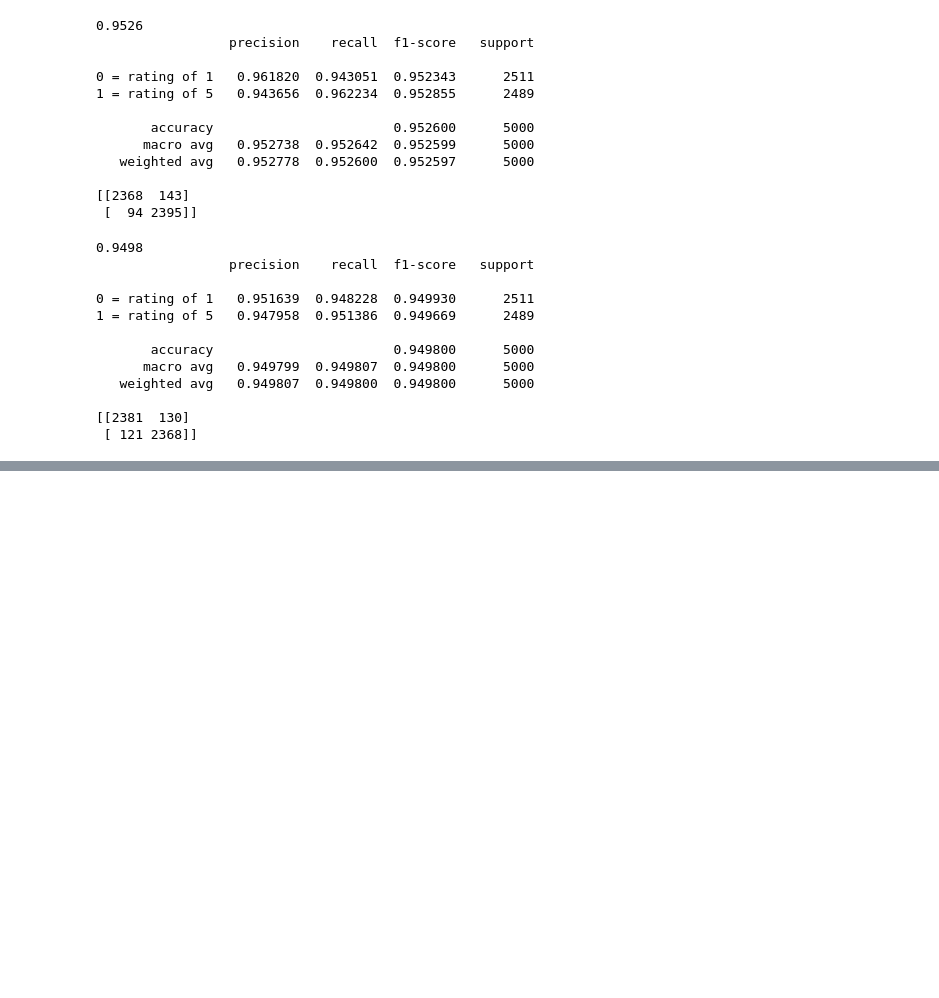
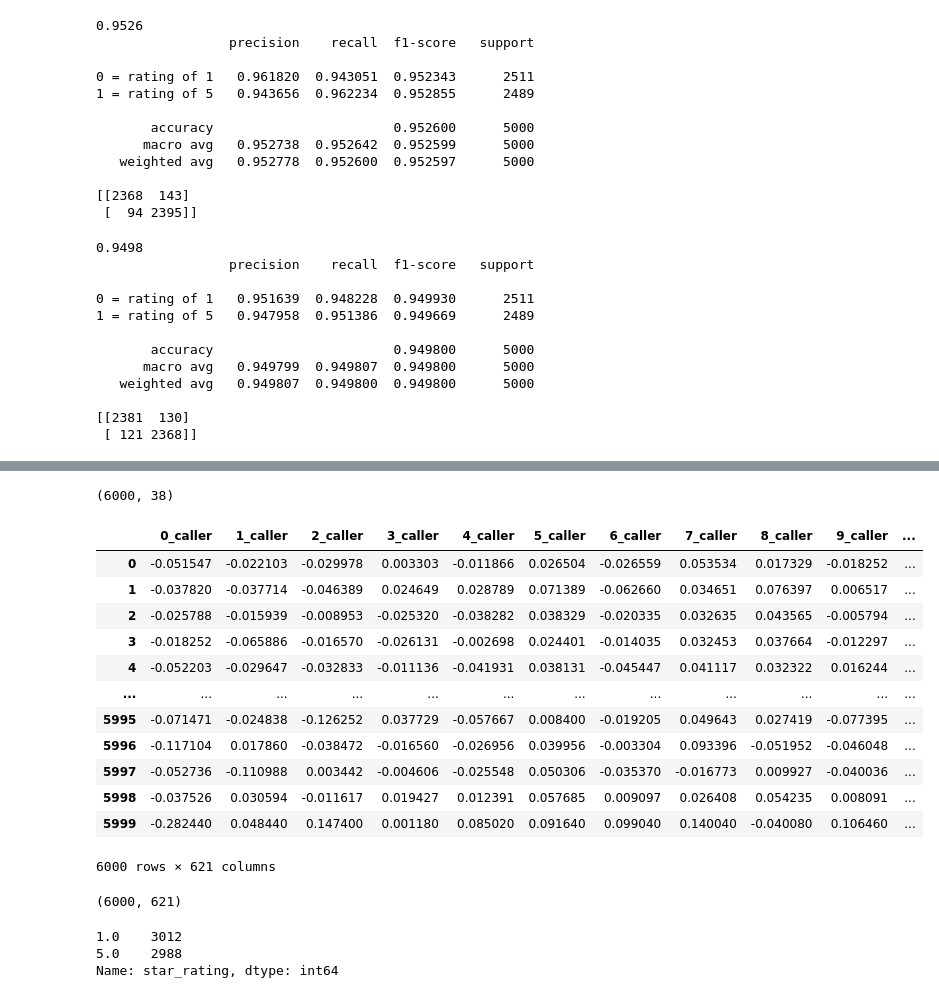
Before and after one commit to sophiej-s/MSThesis-I, a Jupyter notebook: wk15.ipynb, the cells around one changed output, grey strips where cells are left out. Saved outputs shown, nothing was run; the diff lists cells and outputs as text; code cells hidden in the pictures; blank space fills up the shorter version.

```diff
--- a/wk15.ipynb
+++ b/wk15.ipynb
@@ -502,0 +686,6 @@ grid_search_ABC = GridSearchCV(ABC, param_grid=param_grid, scoring = 'roc_auc')
+# %%
+samplesize= 2988+ 3012
+
+N_Mobile = N_rewiews11_Mobile.append(N_rewiews22_Mobile)
+
+N_Mobile = N_Mobile.reset_index()
@@ -502,0 +698,6 @@ grid_search_ABC = GridSearchCV(ABC, param_grid=param_grid, scoring = 'roc_auc')
+# %%
+N_Mobile =text_process2(N_Mobile,'review_headline')
+
+emotion_roberta(N_Mobile, 'review_body')
+emotion_roberta(N_Mobile, 'review_headline')
+emotion_roberta(N_Mobile, 'review_headline_processed')
@@ -502,0 +735,35 @@ grid_search_ABC = GridSearchCV(ABC, param_grid=param_grid, scoring = 'roc_auc')
+# %%
+N_Mobile.shape
+# %% [output]
+(6000, 38)
+# %%
+df_sample_all_N_Mobile = N_Mobile[ Roberta_Body+Roberta_Head+Roberta_Head_Processed ]
+# %%
+embed_only_fast_B_Mobile =df2emd(word2vec_model_fast, N_Mobile, "review_body")
+embed_only_fast_HP_Mobile =df2emd(word2vec_model_fast, N_Mobile, "review_headline")
+
+embed_combined_Mobile = embed_only_fast_B_Mobile.join(embed_only_fast_HP_Mobile, lsuffix='_caller', rsuffix='_other')
+# %%
+#combine the embeddings with the emotions
+
+embed_emotions_combined_Mobile=embed_combined_Mobile.join(df_sample_all_N_Mobile, lsuffix='_caller', rsuffix='_other')
+
+embed_emotions_combined_Mobile
+# %% [output]
+|  | 0_caller | 1_caller | 2_caller | 3_caller | 4_caller | 5_caller | 6_caller | 7_caller | 8_caller | 9_caller | ... |
+| 0 | -0.051547 | -0.022103 | -0.029978 | 0.003303 | -0.011866 | 0.026504 | -0.026559 | 0.053534 | 0.017329 | -0.018252 | ... |
+| 1 | -0.037820 | -0.037714 | -0.046389 | 0.024649 | 0.028789 | 0.071389 | -0.062660 | 0.034651 | 0.076397 | 0.006517 | ... |
+| 2 | -0.025788 | -0.015939 | -0.008953 | -0.025320 | -0.038282 | 0.038329 | -0.020335 | 0.032635 | 0.043565 | -0.005794 | ... |
+| 3 | -0.018252 | -0.065886 | -0.016570 | -0.026131 | -0.002698 | 0.024401 | -0.014035 | 0.032453 | 0.037664 | -0.012297 | ... |
+| 4 | -0.052203 | -0.029647 | -0.032833 | -0.011136 | -0.041931 | 0.038131 | -0.045447 | 0.041117 | 0.032322 | 0.016244 | ... |
+| ... | ... | ... | ... | ... | ... | ... | ... | ... | ... | ... | ... |
+| 5995 | -0.071471 | -0.024838 | -0.126252 | 0.037729 | -0.057667 | 0.008400 | -0.019205 | 0.049643 | 0.027419 | -0.077395 | ... |
+| 5996 | -0.117104 | 0.017860 | -0.038472 | -0.016560 | -0.026956 | 0.039956 | -0.003304 | 0.093396 | -0.051952 | -0.046048 | ... |
+| 5997 | -0.052736 | -0.110988 | 0.003442 | -0.004606 | -0.025548 | 0.050306 | -0.035370 | -0.016773 | 0.009927 | -0.040036 | ... |
+| 5998 | -0.037526 | 0.030594 | -0.011617 | 0.019427 | 0.012391 | 0.057685 | 0.009097 | 0.026408 | 0.054235 | 0.008091 | ... |
+| 5999 | -0.282440 | 0.048440 | 0.147400 | 0.001180 | 0.085020 | 0.091640 | 0.099040 | 0.140040 | -0.040080 | 0.106460 | ... |
+6000 rows × 621 columns
+# %%
+embed_emotions_combined_Mobile.shape
+# %% [output]
+(6000, 621)
@@ -502,0 +773,6 @@ grid_search_ABC = GridSearchCV(ABC, param_grid=param_grid, scoring = 'roc_auc')
+# %%
+N_Mobile['star_rating'].value_counts()
+# %% [output]
+1.0    3012
+5.0    2988
+Name: star_rating, dtype: int64
```
Also changed, not shown: parts of 37 cells of this notebook.
